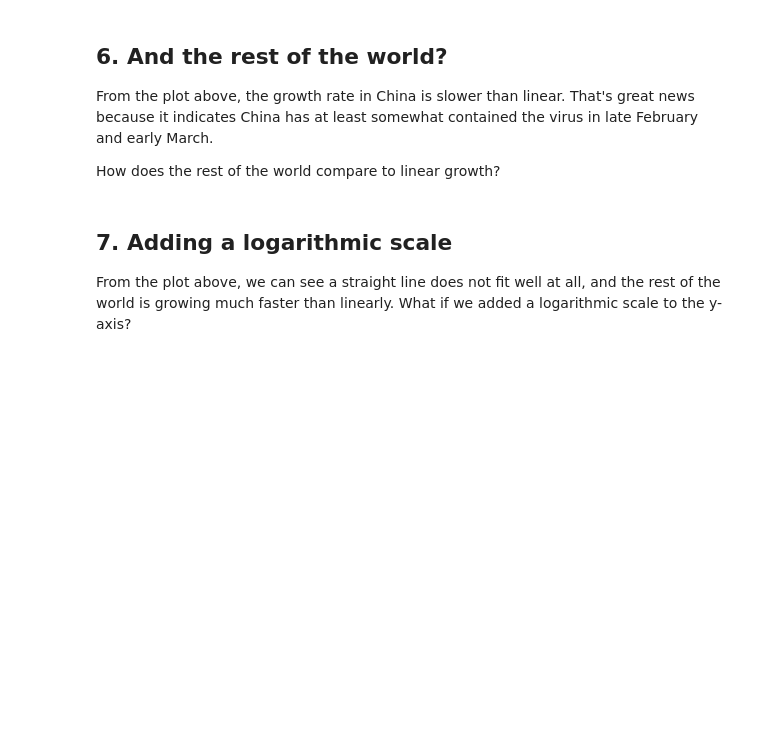
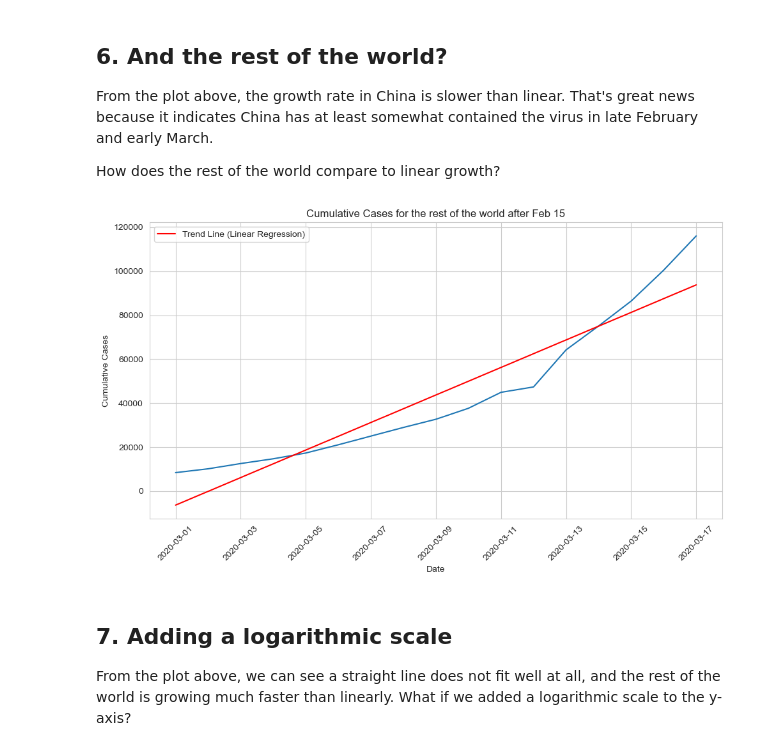
Before and after one commit to amadasunese/cwwtechafrica_individual_project, a Jupyter notebook: datasets/notebook.ipynb, the cells around one changed output. Drawn from its saved outputs; the diff is of its cells as text; code cells hidden in the pictures; blank space fills up the shorter version.

```diff
--- a/datasets/notebook.ipynb
+++ b/datasets/notebook.ipynb
@@ -211,3 +311,57 @@ plt_not_china_trend_lin
+# %%
+# # Filter confirmed_cases_china_vs_world for not China
+# not_china <- ....
+
+# # Using not_china, draw a line plot cum_cases vs. date
+# # Add a smooth trend line using linear regression, no error bars
+# plt_not_china_trend_lin <- .... +
+#   .... +
+#   .... +
+#   ylab("Cumulative confirmed cases")
+
+# # See the result
+# plt_not_china_trend_lin
+
+import pandas as pd
+import matplotlib.pyplot as plt
+import seaborn as sns
+import numpy as np
+from scipy import stats
+
+# load the dataset
+not_china = pd.read_csv('confirmed_cases_china_vs_world.csv')
+
+# Convert the date
+not_china['date'] = pd.to_datetime(not_china['date'])
+
+#specified_date = pd.to_datetime('2020-03-01')
+
+# Filter the DataFrame to include rows from the specified date onward
+not_china_filtered = not_china[(not_china['is_china'] == 'Not China') & (not_china['date'] >= specified_date)]
+
+
+# Define the x and y variables for the plot
+x = np.arange(len(not_china_filtered))
+y = not_china_filtered['cum_cases']
+
+# Fit a linear regression model to get the trend line
+slope, intercept, r_value, p_value, std_err = stats.linregress(x, y)
+trend_line = intercept + slope * x
+
+# Plot the line plot and trend line
+plt.figure(figsize=(10, 6))
+sns.set_style("whitegrid")
+sns.lineplot(x='date', y='cum_cases', data=not_china_filtered, errorbar=None)
+sns.lineplot(x=not_china_filtered['date'], y=trend_line, color='red', label='Trend Line (Linear Regression)')
+plt.xlabel('Date')
+plt.ylabel('Cumulative Cases')
+plt.title('Cumulative Cases for the rest of the world after Feb 15')
+plt.legend()
+plt.xticks(rotation=45)
+plt.tight_layout()
+plt.show()
+# %% [output]
+[figure, added]
 # %% [markdown]
 ## 7. Adding a logarithmic scale
 <p>From the plot above, we can see a straight line does not fit well at all, and the rest of the world is growing much faster than linearly. What if we added a logarithmic scale to the y-axis?</p>
```
Also changed, not shown: parts of 5 cells of this notebook.
